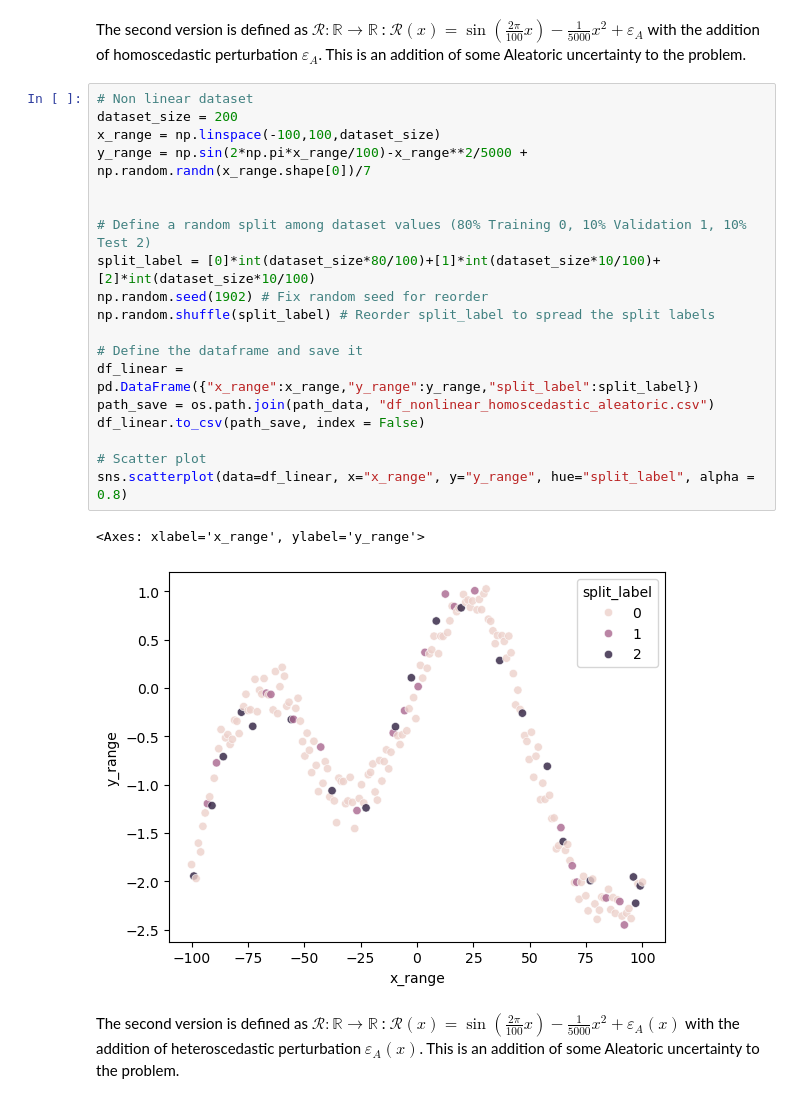
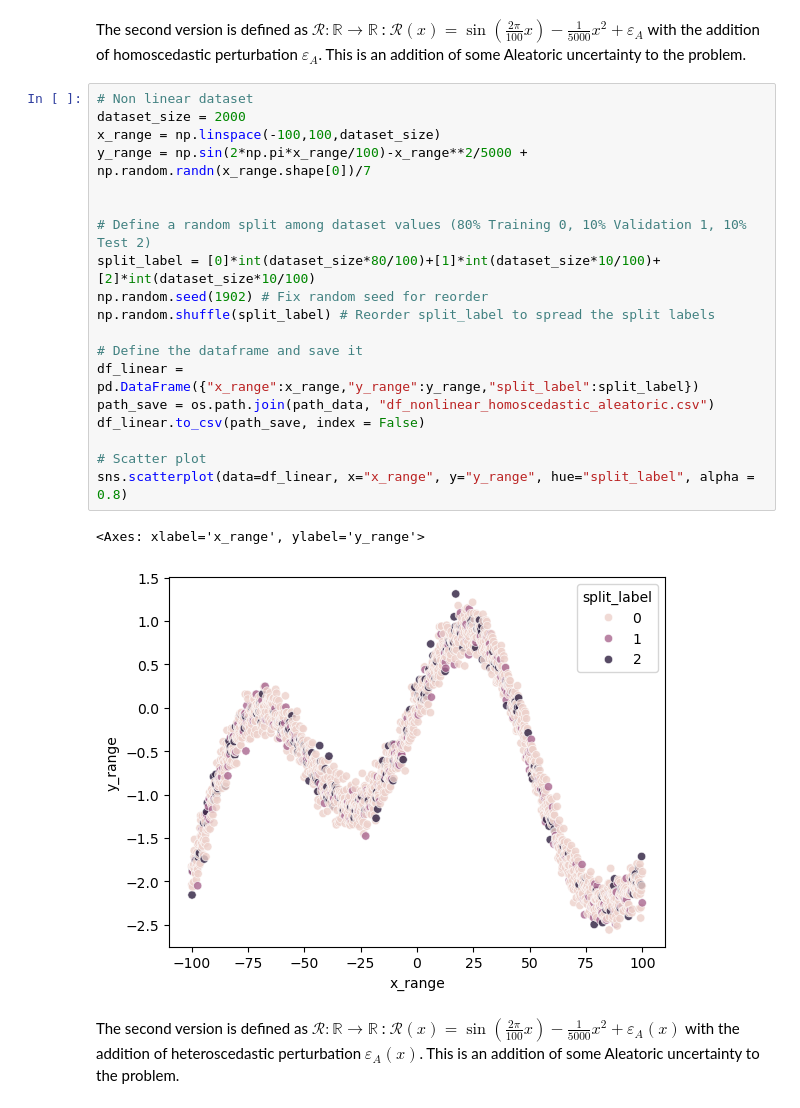
Before and after one commit to GDelCorso/ShedLight_UQ, a Jupyter notebook: Notebook_Jupyter_Introduction/Step_1_NumericalData.ipynb, the cells around one changed output. Drawn from its saved outputs; the diff is of its cells as text.

```diff
--- a/Notebook_Jupyter_Introduction/Step_1_NumericalData.ipynb
+++ b/Notebook_Jupyter_Introduction/Step_1_NumericalData.ipynb
@@ -120,26 +120,26 @@ sns.scatterplot(data=df_linear, x="x_range", y="y_range", hue="split_label", alp
 The second version is defined as $\mathcal{R}: \mathbb{R} \rightarrow \mathbb{R}$ : $\mathcal{R}(x) = \sin\left(\frac{2\pi}{100}x\right)-\frac{1}{5000}x^2+\varepsilon_A$ with the addition of homoscedastic perturbation $\varepsilon_A$. This is an addition of some Aleatoric uncertainty to the problem.
 # %%
 # Non linear dataset
-dataset_size = 200
+dataset_size = 2000
 x_range = np.linspace(-100,100,dataset_size)
 y_range = np.sin(2*np.pi*x_range/100)-x_range**2/5000 + np.random.randn(x_range.shape[0])/7
 
 
 # Define a random split among dataset values (80% Training 0, 10% Validation 1, 10% Test 2)
 split_label = [0]*int(dataset_size*80/100)+[1]*int(dataset_size*10/100)+[2]*int(dataset_size*10/100)
 np.random.seed(1902) # Fix random seed for reorder
 np.random.shuffle(split_label) # Reorder split_label to spread the split labels
 
 # Define the dataframe and save it
 df_linear = pd.DataFrame({"x_range":x_range,"y_range":y_range,"split_label":split_label})
 path_save = os.path.join(path_data, "df_nonlinear_homoscedastic_aleatoric.csv")
 df_linear.to_csv(path_save, index = False)
 
 # Scatter plot
 sns.scatterplot(data=df_linear, x="x_range", y="y_range", hue="split_label", alpha = 0.8)
 # %% [output]
 <Axes: xlabel='x_range', ylabel='y_range'>
-[figure, old version]
+[figure, new version]
 # %% [markdown]
 The second version is defined as $\mathcal{R}: \mathbb{R} \rightarrow \mathbb{R}$ : $\mathcal{R}(x) = \sin\left(\frac{2\pi}{100}x\right)-\frac{1}{5000}x^2+\varepsilon_A(x)$ with the addition of heteroscedastic perturbation $\varepsilon_A(x)$. This is an addition of some Aleatoric uncertainty to the problem.
 # %%
```
Also changed, not shown: parts of 3 cells of this notebook.
